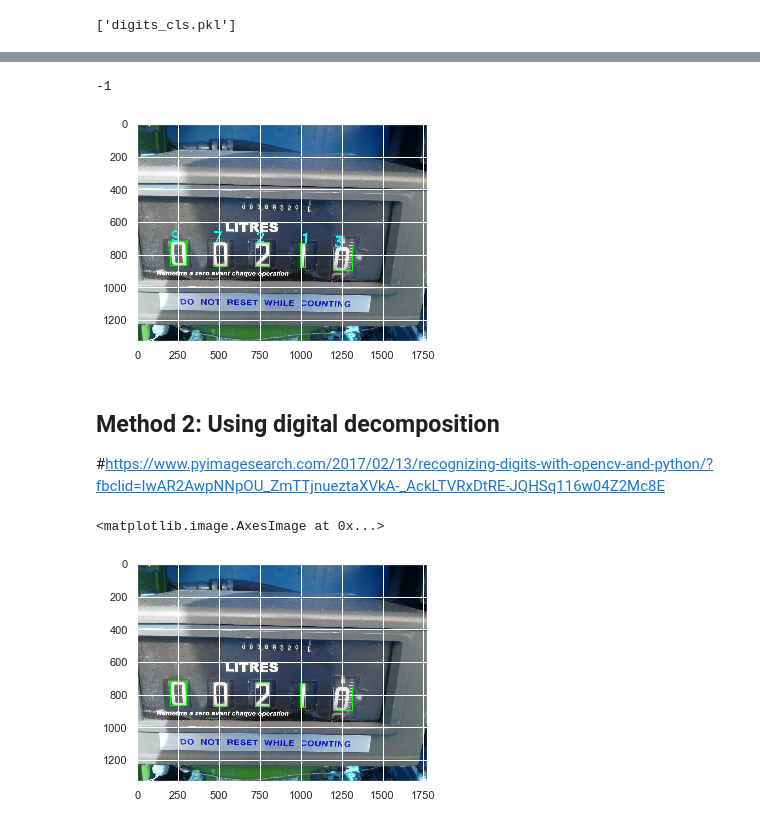
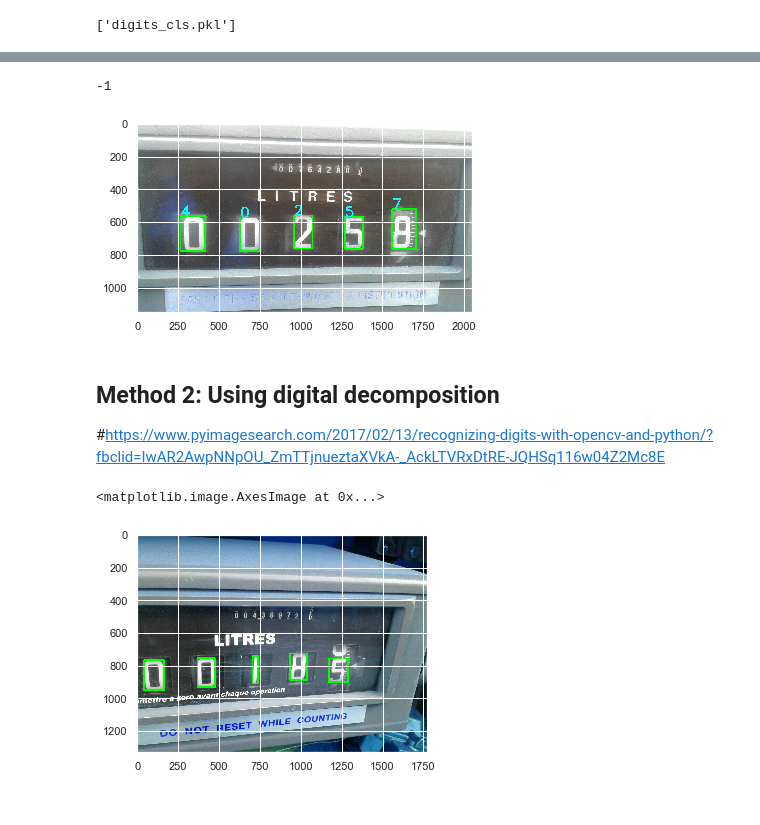
Before and after one commit to raphaaael95/Eleven_study, a Jupyter notebook: analog_images-Camille.ipynb, the cells around one changed output, grey strips where cells are left out. Drawn from its saved outputs; the diff is of its cells as text; code cells hidden in the pictures.

```diff
--- a/analog_images-Camille.ipynb
+++ b/analog_images-Camille.ipynb
@@ -51,7 +92,9 @@ joblib.dump(clf, "digits_cls.pkl", compress=3)
 clf = joblib.load("digits_cls.pkl")
 
 # Read the input image
-im = cv2.imread(data_path + str('\\HQ_analog\\0c5b6ae37471ed064c7ce6c21e5b4efd6b3b724a.jpg'))
+#im = cv2.imread(data_path + str('\\HQ_analog\\0c5b6ae37471ed064c7ce6c21e5b4efd6b3b724a.jpg'))
+#im = cv2.imread(data_path + str('\\HQ_analog\\0c20a9234948401c474c566d92d84b5fcba2edc8.jpg'))
+im = cv2.imread(data_path + str('\\HQ_analog\\15a08592d9615953288fa379a61050f4068ae7f8.jpg'))
 
 # Convert to grayscale and apply Gaussian filtering
 grayImage = cv2.cvtColor(im, cv2.COLOR_BGR2GRAY)
@@ -67,37 +110,37 @@ grayImage = cv2.cvtColor(im, cv2.COLOR_BGR2GRAY)
 ctrs, hier = cv2.findContours(im_th.copy(), cv2.RETR_EXTERNAL, cv2.CHAIN_APPROX_SIMPLE)
 
 # Get rectangles contains each contour
 #rects = [cv2.boundingRect(ctr) for ctr in ctrs]
 rects = []
 
 for ctr in ctrs:
     (x, y, w, h) = cv2.boundingRect(ctr)
-    if w >= 10 and (h >= 100 and h <= 200):
+    if (w >= 20 and w <= 200) and (h >= 150 and h <= 250):
         rects.append(cv2.boundingRect(ctr))
 
 for rect in rects:
     # Draw the rectangles
-    cv2.rectangle(im, (rect[0], rect[1]), (rect[0] + rect[2], rect[1] + rect[3]), (0, 255, 0), 3)
+    cv2.rectangle(im, (rect[0], rect[1]), (rect[0] + rect[2], rect[1] + rect[3]), (0, 255, 0), 10)
     # Make the rectangular region around the digit
     leng = int(rect[3] * 1.6)
     pt1 = int(rect[1] + rect[3] // 2 - leng // 2)
     pt2 = int(rect[0] + rect[2] // 2 - leng // 2)
-    roi = im_th[pt1:pt1+leng, pt2:pt2+leng]
+    roi = im_th[pt1:pt1 + leng, pt2:pt2 + leng]
 
     # Resize the image
     roi = cv2.resize(roi, (28, 28), interpolation=cv2.INTER_AREA)
     roi = cv2.dilate(roi, (3, 3))
 
     # Calculate the HOG features
     roi_hog_fd = hog(roi, orientations=9, pixels_per_cell=(14, 14), cells_per_block=(1, 1), visualize=False)
     nbr = clf.predict(np.array([roi_hog_fd], 'float64'))
     cv2.putText(im, str(int(nbr[0])), (rect[0], rect[1]),cv2.FONT_HERSHEY_DUPLEX, 3, (0, 255, 255), 5)
 
 plt.imshow(im)
 cv2.waitKey()
 # %% [output]
 -1
-[figure, old version]
+[figure, new version]
 # %% [markdown]
 ## Method 2: Using digital decomposition
 
@@ -108,9 +151,9 @@ cv2.waitKey()
 from imutils import contours
 
 DIGITS_LOOKUP = {
-    (1, 1, 1, 0, 1, 1, 1): 0,
-    (0, 0, 1, 0, 0, 1, 0): 1,
-    (1, 0, 1, 1, 1, 1, 0): 2,
+    #(1, 1, 1, 0, 1, 1, 1): 0,
+    (0, 0, 1, 0, 0, 1, 0): 1, #1
+    #(1, 0, 1, 1, 1, 1, 0): 2,
     (1, 0, 1, 1, 0, 1, 1): 3,
     (0, 1, 1, 1, 0, 1, 0): 4,
     (1, 1, 0, 1, 0, 1, 1): 5,
@@ -118,13 +161,18 @@ DIGITS_LOOKUP = {
     (1, 0, 1, 0, 0, 1, 0): 7,
     (1, 1, 1, 1, 1, 1, 1): 8,
     (1, 1, 1, 1, 0, 1, 1): 9,
-    (0, 1, 0, 0, 0, 1, 0):10,
-    (0, 1, 0, 1, 1, 1, 0):11,
-    (0, 0, 0, 1, 0, 0, 0):12
+    (0, 1, 0, 0, 0, 1, 0): 1,
+    (0, 1, 0, 1, 1, 1, 0): 2,
+    (0, 0, 0, 1, 0, 0, 0): 0,
+    (0, 1, 1, 0, 1, 1, 0): 5,
+    (0, 0, 0, 1, 1, 0, 0): 0,
+    (0, 0, 1, 0, 1, 0, 0): 5
 }
 
 # Read the input image
-im = cv2.imread(data_path + str('\\HQ_analog\\0c5b6ae37471ed064c7ce6c21e5b4efd6b3b724a.jpg'))
+# im = cv2.imread(data_path + str('\\HQ_analog\\0c5b6ae37471ed064c7ce6c21e5b4efd6b3b724a.jpg'))
+im = cv2.imread(data_path + str('\\HQ_analog\\0c20a9234948401c474c566d92d84b5fcba2edc8.jpg'))
+#im = cv2.imread(data_path + str('\\HQ_analog\\15a08592d9615953288fa379a61050f4068ae7f8.jpg'))
 output = im
 
 # Convert to grayscale and apply Gaussian filtering
@@ -148,15 +196,15 @@ digitCnts = [] # rects in previous method
 
 for ctr in ctrs:
     (x, y, w, h) = cv2.boundingRect(ctr)
-    if w >= 10 and (h >= 100 and h <= 200):
+    if (w >= 20 and w <= 200) and (h >= 140 and h <= 250):
         digitCnts.append(ctr)
 
 for c in digitCnts:
     (x, y, w, h) = cv2.boundingRect(c)
-    cv2.rectangle(im, (x, y), (x + w, y + h), (3, 255, 0), 3)
+    cv2.rectangle(im, (x, y), (x + w, y + h), (0, 255, 0), 10)
 
 plt.imshow(im)
 # %% [output]
 <matplotlib.image.AxesImage at 0x...>
-[figure, old version]
+[figure, new version]
 # %%
```
Also changed, not shown: parts of 2 cells of this notebook.
